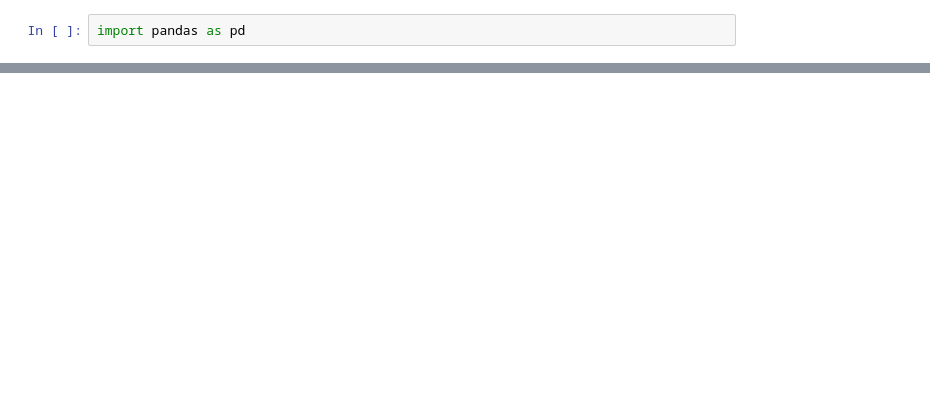
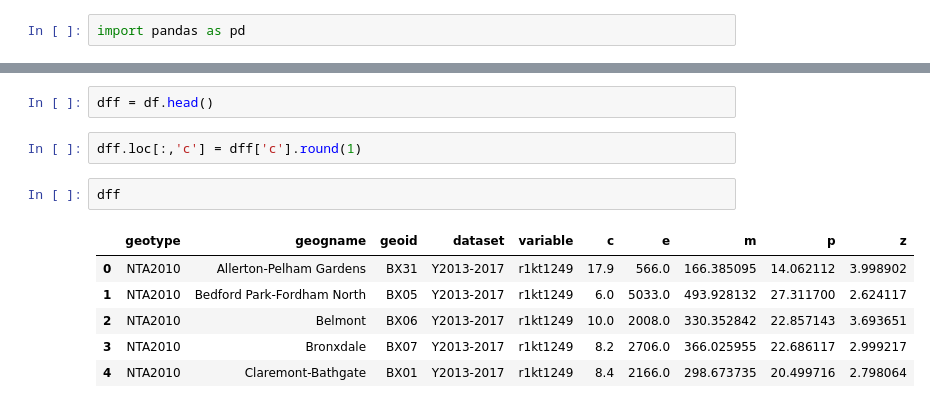
Before and after one commit to NYCPlanning/db-acs, a Jupyter notebook: notebooks/qaqc.ipynb, the cells around one changed output, grey strips where cells are left out. Cells and saved outputs as stored; diff of their text form; blank space fills up the shorter version.

```diff
--- a/notebooks/qaqc.ipynb
+++ b/notebooks/qaqc.ipynb
@@ -5 +14,14 @@ df = pd.read_csv('../data/soci_final_pivoted.csv', index_col=False, low_memory=F
+# %%
+dff = df.head()
+# %%
+dff.loc[:,'c'] = dff['c'].round(1)
+# %%
+dff
+# %% [output]
+|  | geotype | geogname | geoid | dataset | variable | c | e | m | p | z |
+| 0 | NTA2010 | Allerton-Pelham Gardens | BX31 | Y2013-2017 | r1kt1249 | 17.9 | 566.0 | 166.385095 | 14.062112 | 3.998902 |
+| 1 | NTA2010 | Bedford Park-Fordham North | BX05 | Y2013-2017 | r1kt1249 | 6.0 | 5033.0 | 493.928132 | 27.311700 | 2.624117 |
+| 2 | NTA2010 | Belmont | BX06 | Y2013-2017 | r1kt1249 | 10.0 | 2008.0 | 330.352842 | 22.857143 | 3.693651 |
+| 3 | NTA2010 | Bronxdale | BX07 | Y2013-2017 | r1kt1249 | 8.2 | 2706.0 | 366.025955 | 22.686117 | 2.999217 |
+| 4 | NTA2010 | Claremont-Bathgate | BX01 | Y2013-2017 | r1kt1249 | 8.4 | 2166.0 | 298.673735 | 20.499716 | 2.798064 |
 # %%
```
Also changed, not shown: parts of 6 cells of this notebook, 5 other files.
